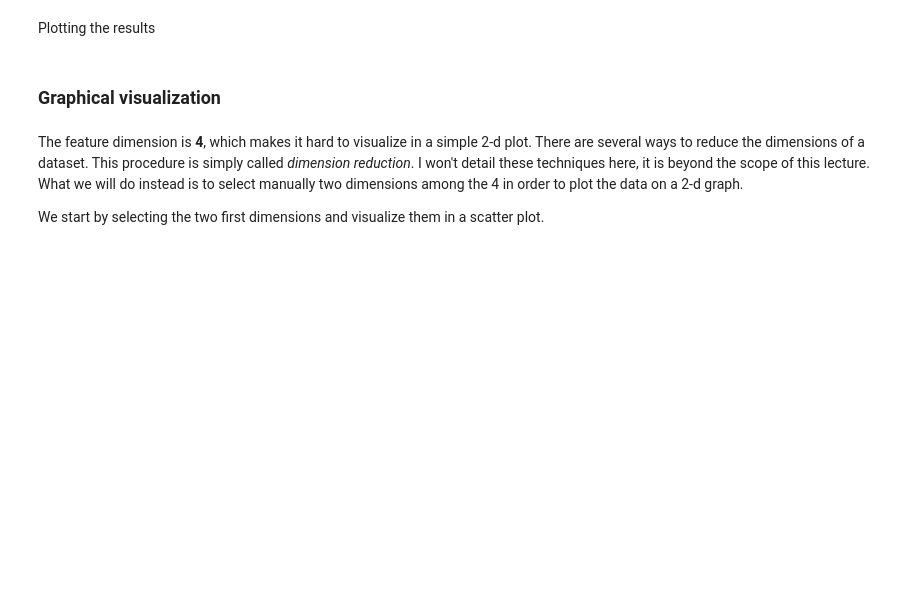
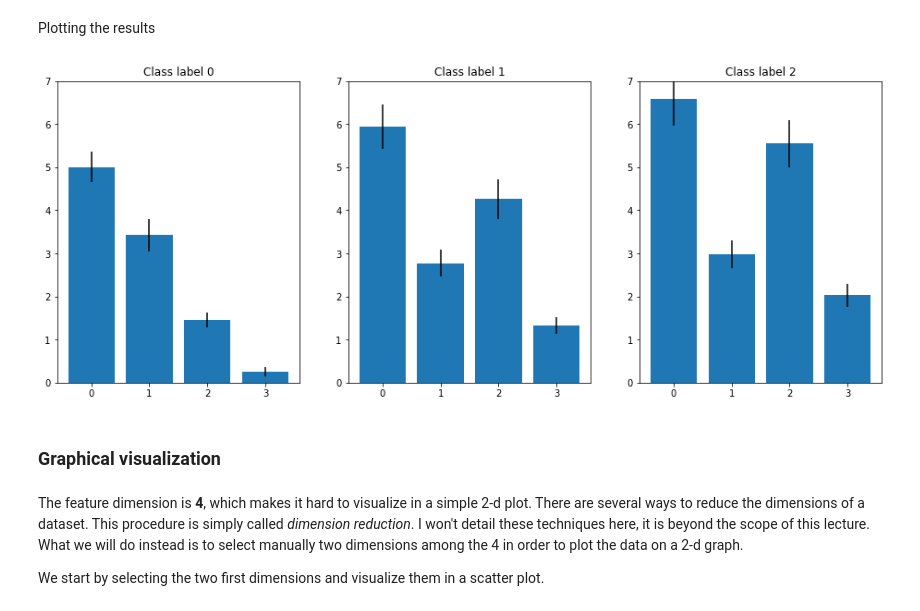
Before and after one commit to Envl/IML, a Jupyter notebook: notebooks/Basics_ML_Part-1.ipynb, the cells around one changed output. Drawn from its saved outputs; the diff is of its cells as text; code cells hidden in the pictures; blank space fills up the shorter version.

```diff
--- a/notebooks/Basics_ML_Part-1.ipynb
+++ b/notebooks/Basics_ML_Part-1.ipynb
@@ -230,0 +346,13 @@ This give a **very** rough and insufficient information about the dataset. The n
+# %%
+classes = [0, 1, 2]
+means = []
+stds = []
+
+for c in classes:
+    index_c = np.where(labels == c)[0]
+    selected_data_of_class_c = features[index_c]
+    print('class', c)
+    print(np.mean(selected_data_of_class_c, axis=0))
+    print(np.std(selected_data_of_class_c, axis=0))
+    means.append(np.mean(selected_data_of_class_c, axis=0))
+    stds.append(np.std(selected_data_of_class_c, axis=0))
@@ -233,12 +371,14 @@ Plotting the results
 # %%
 classes = [0,1,2]
 # %%
-#figure(figsize=(16,6))
-#for c in classes:
-#    plt.subplot(1,3,c+1)
-#    plt.bar([0,1,2,3], means[c], yerr=stds[c])
-#    plt.ylim([0., 7.])
-#    plt.title('Class label ' + str(c))
+figure(figsize=(16,6))
+for c in classes:
+    plt.subplot(1,3,c+1)
+    plt.bar([0,1,2,3], means[c], yerr=stds[c])
+    plt.ylim([0., 7.])
+    plt.title('Class label ' + str(c))
+# %% [output]
+[figure, added]
 # %% [markdown]
 ### Graphical visualization
 # %% [markdown]
```
Also changed, not shown: parts of 63 cells of this notebook, 1 other file.
